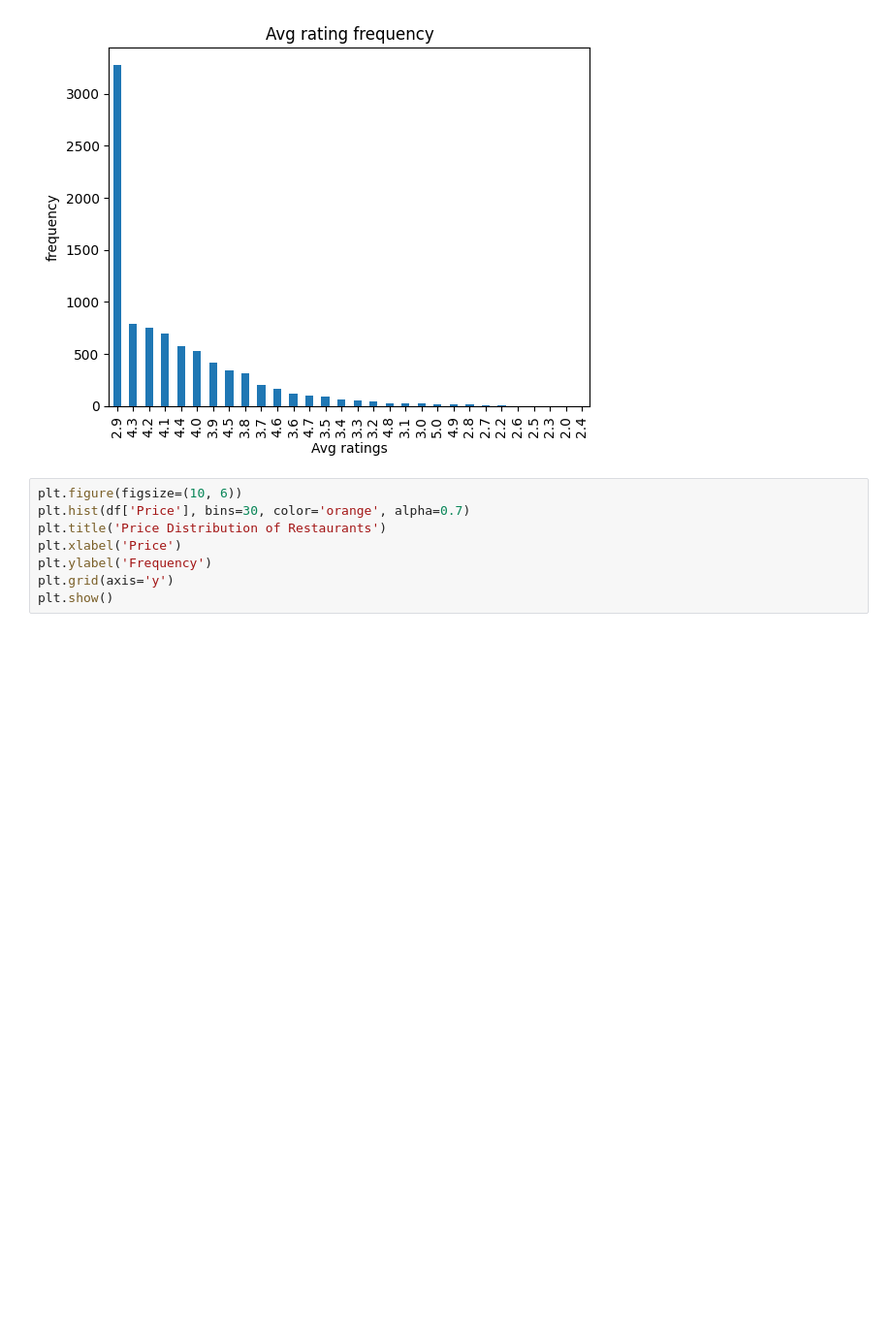
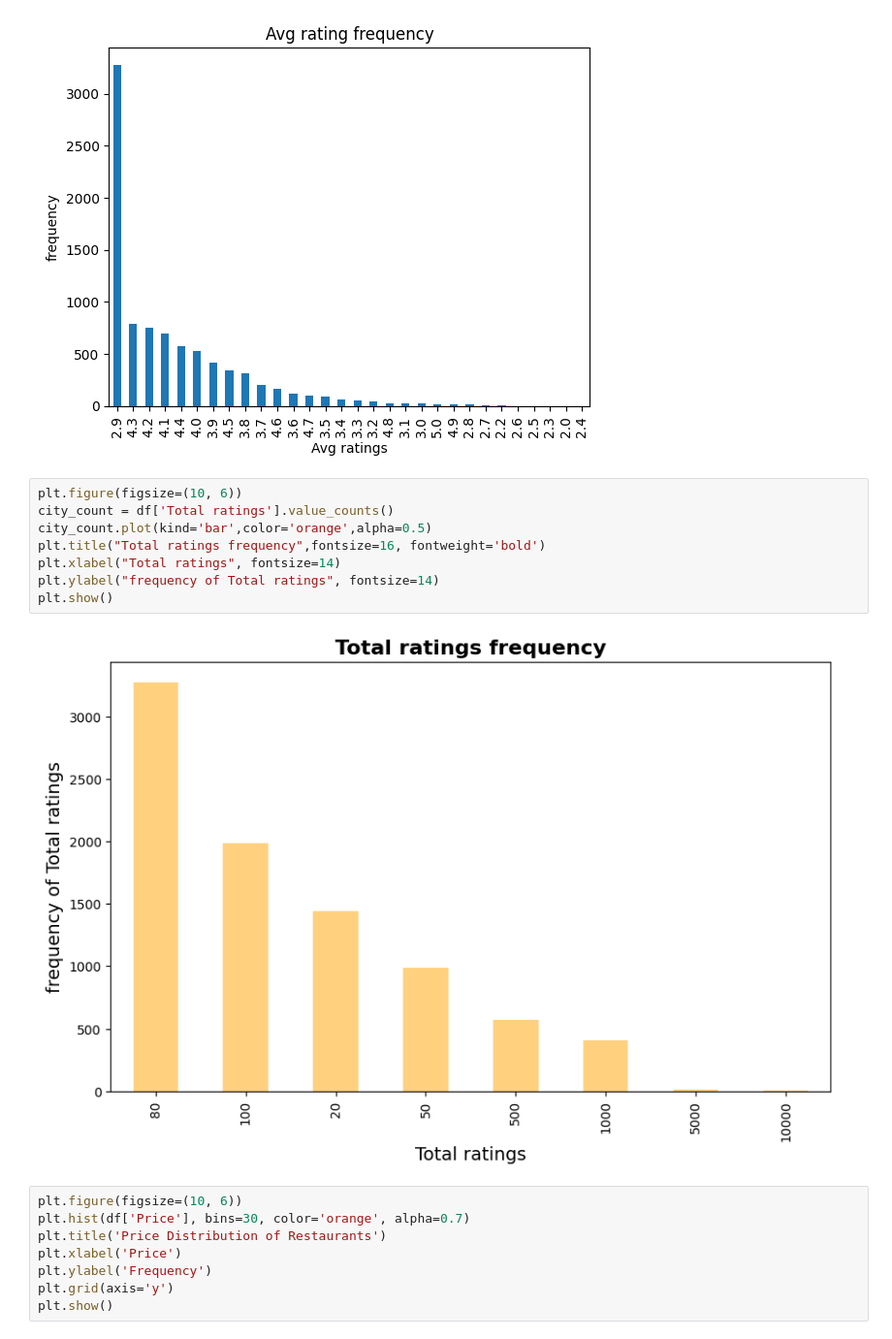
Before and after one commit to pawarsahil2005/DEVL-MiniProject, a Jupyter notebook: Untitled-1.ipynb, the cells around one changed output. Shown at 97% size. Cells and saved outputs as stored; diff of their text form; blank space fills up the shorter version.

```diff
--- a/Untitled-1.ipynb
+++ b/Untitled-1.ipynb
@@ -24,6 +42,16 @@ city_count.plot(kind='bar')
 plt.show()
 # %% [output]
 [figure]
+# %%
+plt.figure(figsize=(10, 6))
+city_count = df['Total ratings'].value_counts()
+city_count.plot(kind='bar',color='orange',alpha=0.5)
+plt.title("Total ratings frequency",fontsize=16, fontweight='bold')
+plt.xlabel("Total ratings", fontsize=14)
+plt.ylabel("frequency of Total ratings", fontsize=14)
+plt.show()
+# %% [output]
+[figure, added]
 # %%
 plt.figure(figsize=(10, 6))
 plt.hist(df['Price'], bins=30, color='orange', alpha=0.7)
```
Also changed, not shown: parts of 4 cells of this notebook.
